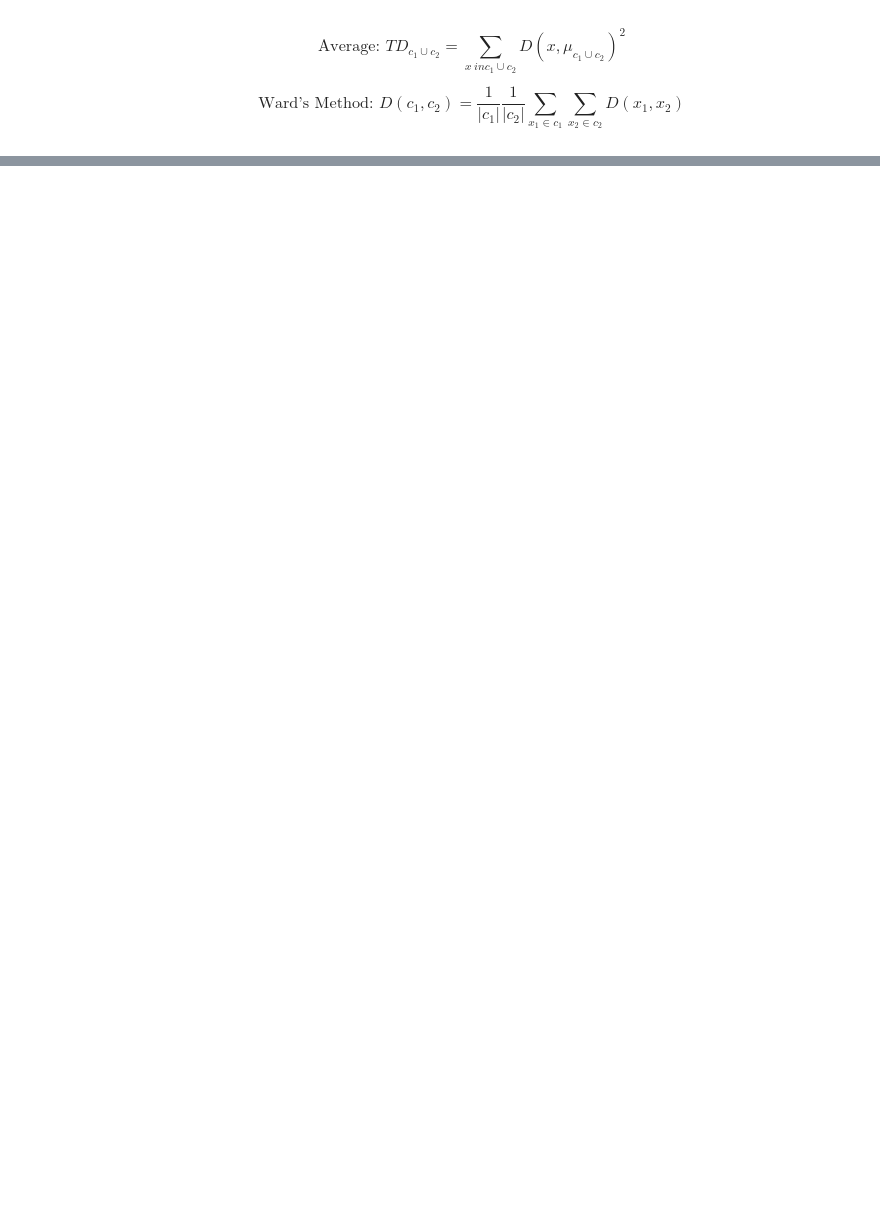
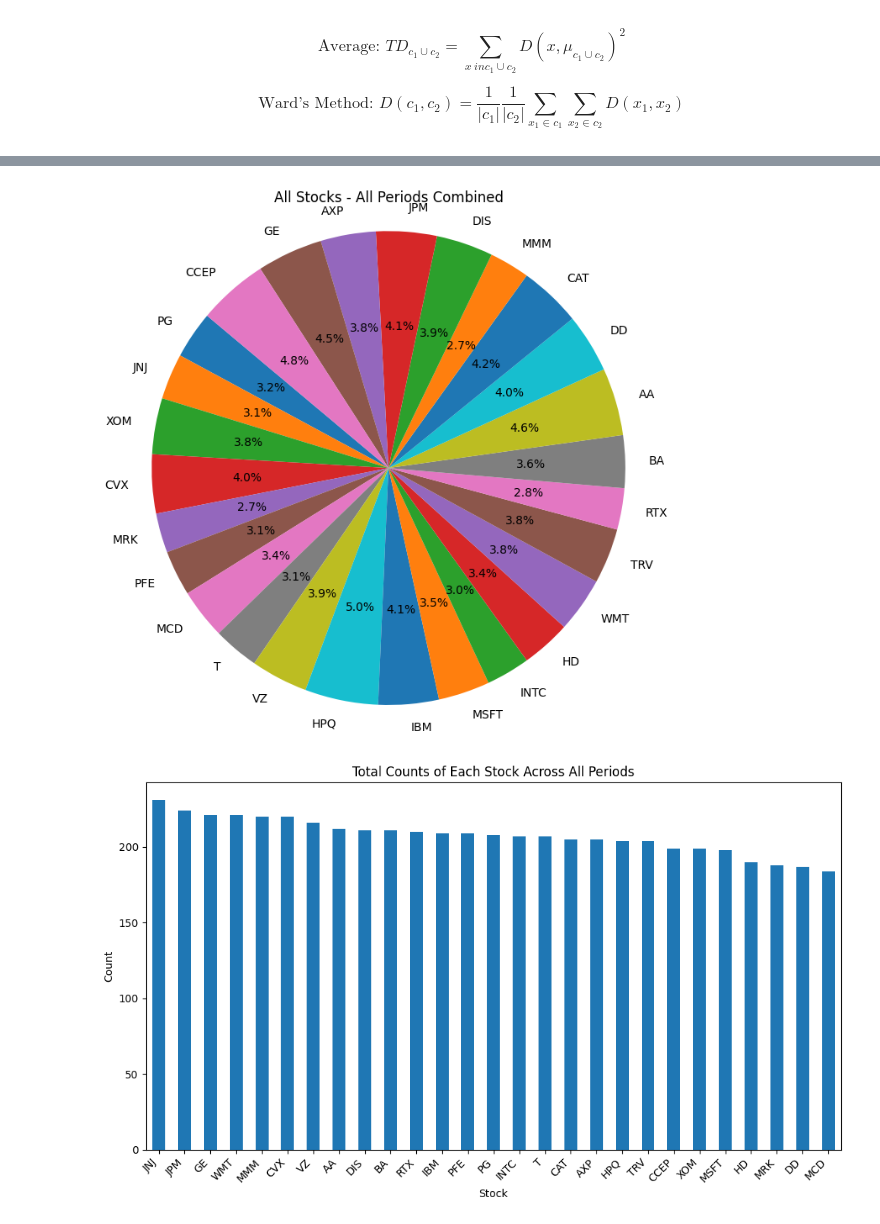
Before and after one commit to jaymay2002/PortfolioSelection, a Jupyter notebook: MSTs.ipynb, the cells around one changed output, grey strips where cells are left out. Cells and saved outputs as stored; diff of their text form; code cells hidden in the pictures; blank space fills up the shorter version.

```diff
--- a/MSTs.ipynb
+++ b/MSTs.ipynb
@@ -559 +565,58 @@ Period 3 Average Correlation of Random Values: 0.5369602285862117
 Period 3 Average Correlation of Cluster Values: nan
+# %%
+total_counts_df = pd.DataFrame(index=custom_tickers)
+
+# Iterate over each period
+for period, group in result_df_mst.groupby(level=0):
+    # Create an empty DataFrame to store counts for the current period
+    counts_df = pd.DataFrame(index=custom_tickers)
+
+    # Count occurrences of each ticker in the current period
+    ticker_counts = pd.Series(group["Stocks"].sum()).value_counts()
+    counts_df[period] = ticker_counts.reindex(custom_tickers, fill_value=0)
+
+    # Sum the counts across tickers for the current period
+    total_counts_df[period] = counts_df.sum(axis=1)
+
+# Sum the counts across all periods
+total_counts = total_counts_df.sum(axis=1)
+
+# Plot the pie chart for all periods combined
+plt.figure(figsize=(8, 8))
+plt.pie(total_counts, labels=total_counts.index, autopct='%1.1f%%', startangle=140)
+plt.axis('equal')
+plt.title('All Stocks - All Periods Combined')
+plt.show()
+
+total_counts_df = pd.DataFrame(index=custom_tickers)
+
+# Iterate over each period
+for period, group in result_df_random.groupby(level=0):
+    # Create an empty DataFrame to store counts for the current period
+    counts_df = pd.DataFrame(index=custom_tickers)
+
+    # Count occurrences of each ticker in the current period
+    ticker_counts = pd.Series(group["Stocks"].sum()).value_counts()
+    counts_df[period] = ticker_counts.reindex(custom_tickers, fill_value=0)
+
+    # Sum the counts across tickers for the current period
+    total_counts_df[period] = counts_df.sum(axis=1)
+
+# Sum the counts across all periods
+total_counts = total_counts_df.sum(axis=1)
+
+# Sort the total counts in descending order
+total_counts_sorted = total_counts.sort_values(ascending=False)
+
+# Plot the bar chart for all periods combined
+plt.figure(figsize=(10, 6))
+total_counts_sorted.plot(kind='bar')
+plt.xlabel('Stock')
+plt.ylabel('Count')
+plt.title('Total Counts of Each Stock Across All Periods')
+plt.xticks(rotation=45, ha='right')
+plt.tight_layout()
+plt.show()
+# %% [output]
+[figure, added]
+[figure, added]
```
Also changed, not shown: parts of 6 cells of this notebook.
